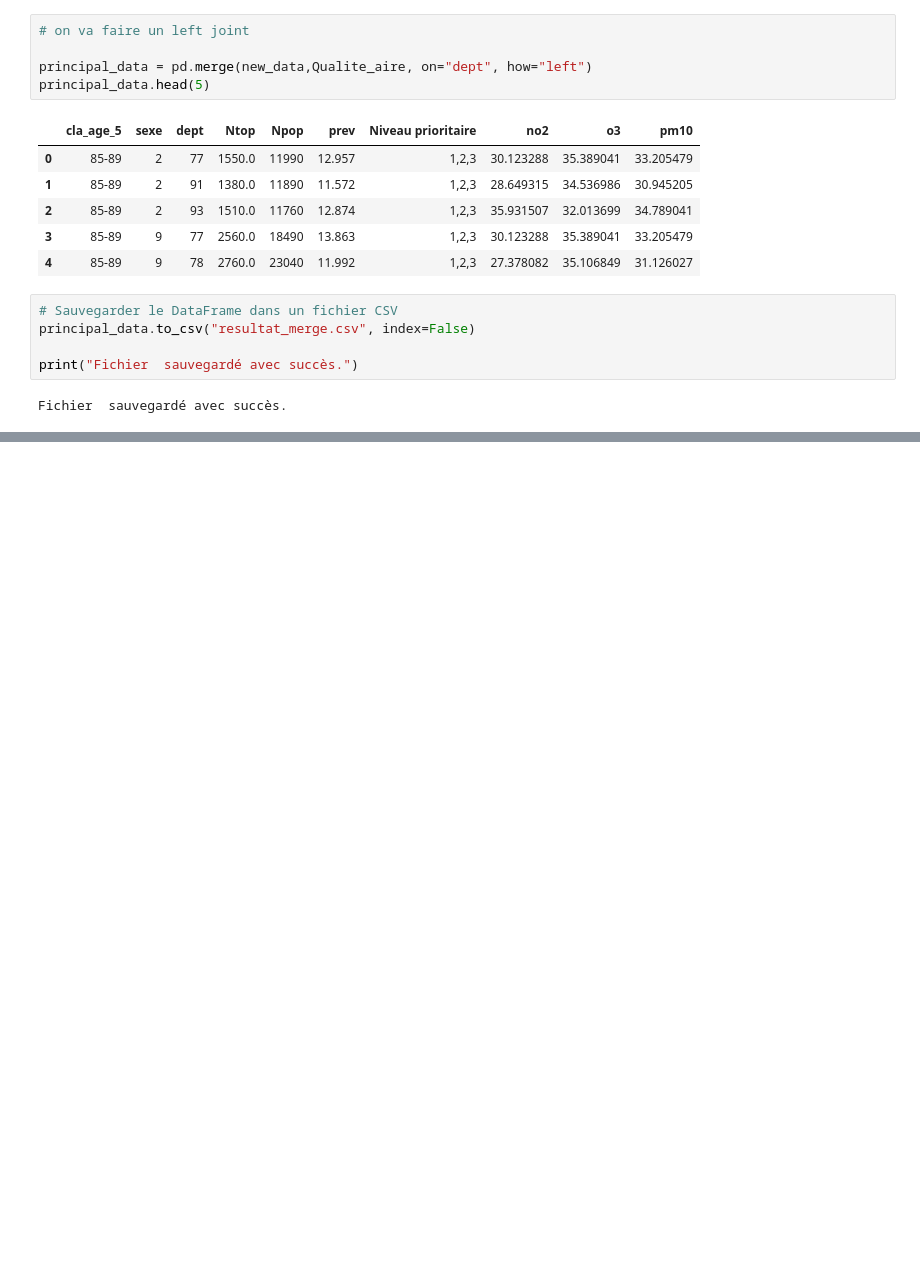
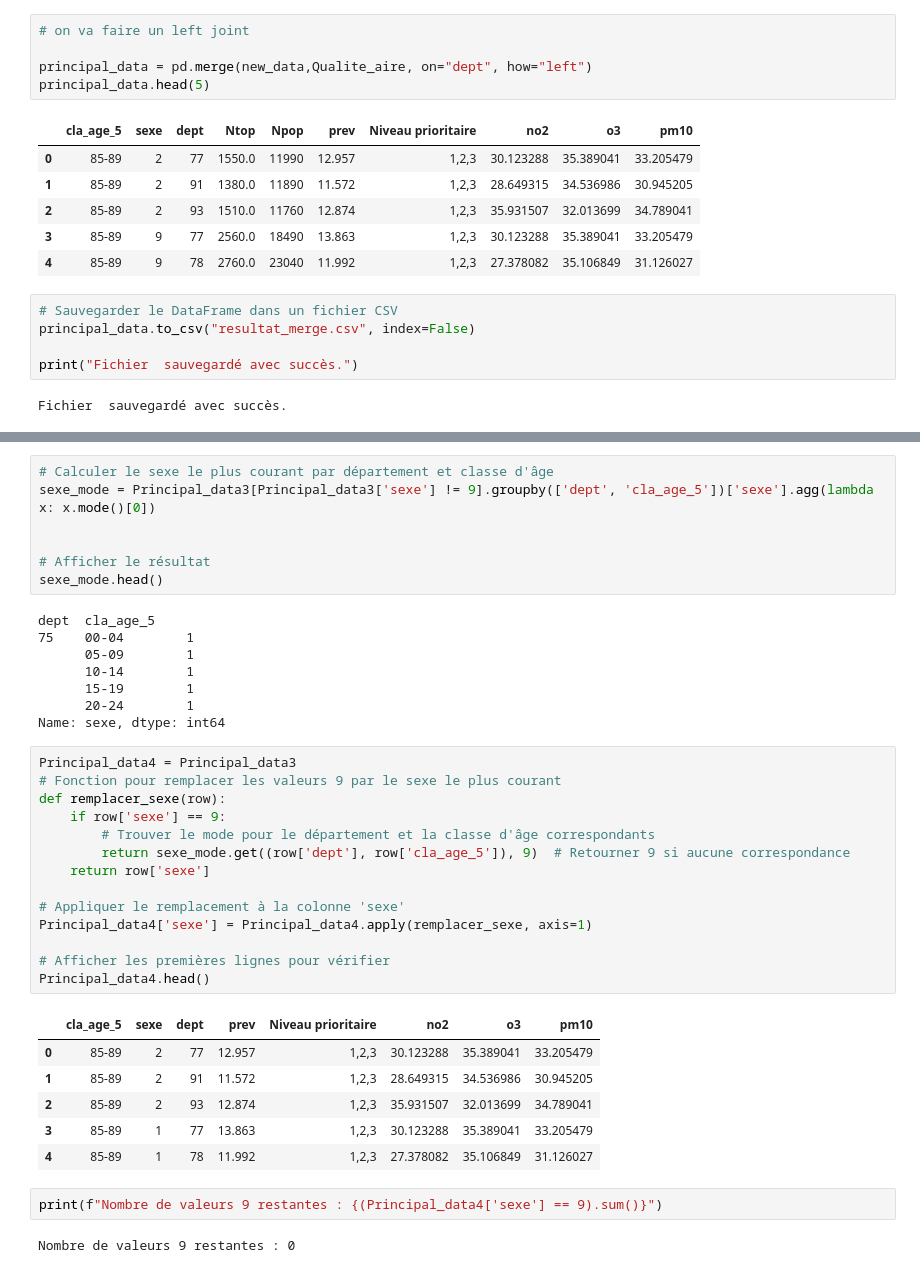
Before and after one commit to IvanaKUETE/projet-Python, a Jupyter notebook: projet/notebook/analyse_exploratoire.ipynb, the cells around one changed output, grey strips where cells are left out. Cells and saved outputs as stored; diff of their text form; blank space fills up the shorter version.

```diff
--- a/projet/notebook/analyse_exploratoire.ipynb
+++ b/projet/notebook/analyse_exploratoire.ipynb
@@ -570,0 +627,40 @@ Fichier  sauvegardé avec succès.
+# %%
+# Calculer le sexe le plus courant par département et classe d'âge
+sexe_mode = Principal_data3[Principal_data3['sexe'] != 9].groupby(['dept', 'cla_age_5'])['sexe'].agg(lambda x: x.mode()[0])
+
+
+# Afficher le résultat
+sexe_mode.head()
+# %% [output]
+dept  cla_age_5
+75    00-04        1
+      05-09        1
+      10-14        1
+      15-19        1
+      20-24        1
+Name: sexe, dtype: int64
+# %%
+Principal_data4 = Principal_data3
+# Fonction pour remplacer les valeurs 9 par le sexe le plus courant
+def remplacer_sexe(row):
+    if row['sexe'] == 9:
+        # Trouver le mode pour le département et la classe d'âge correspondants
+        return sexe_mode.get((row['dept'], row['cla_age_5']), 9)  # Retourner 9 si aucune correspondance
+    return row['sexe']
+
+# Appliquer le remplacement à la colonne 'sexe'
+Principal_data4['sexe'] = Principal_data4.apply(remplacer_sexe, axis=1)
+
+# Afficher les premières lignes pour vérifier
+Principal_data4.head()
+# %% [output]
+|  | cla_age_5 | sexe | dept | prev | Niveau prioritaire | no2 | o3 | pm10 |
+| 0 | 85-89 | 2 | 77 | 12.957 | 1,2,3 | 30.123288 | 35.389041 | 33.205479 |
+| 1 | 85-89 | 2 | 91 | 11.572 | 1,2,3 | 28.649315 | 34.536986 | 30.945205 |
+| 2 | 85-89 | 2 | 93 | 12.874 | 1,2,3 | 35.931507 | 32.013699 | 34.789041 |
+| 3 | 85-89 | 1 | 77 | 13.863 | 1,2,3 | 30.123288 | 35.389041 | 33.205479 |
+| 4 | 85-89 | 1 | 78 | 11.992 | 1,2,3 | 27.378082 | 35.106849 | 31.126027 |
+# %%
+print(f"Nombre de valeurs 9 restantes : {(Principal_data4['sexe'] == 9).sum()}")
+# %% [output]
+Nombre de valeurs 9 restantes : 0
```
Also changed, not shown: parts of 18 cells of this notebook, 2 other files.
